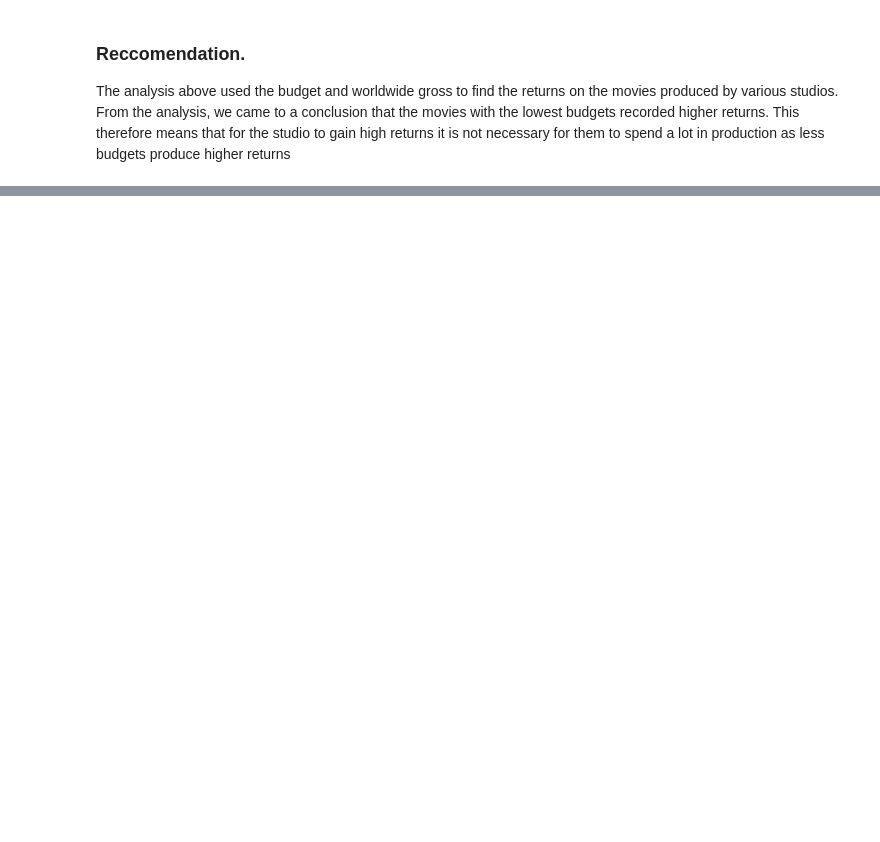
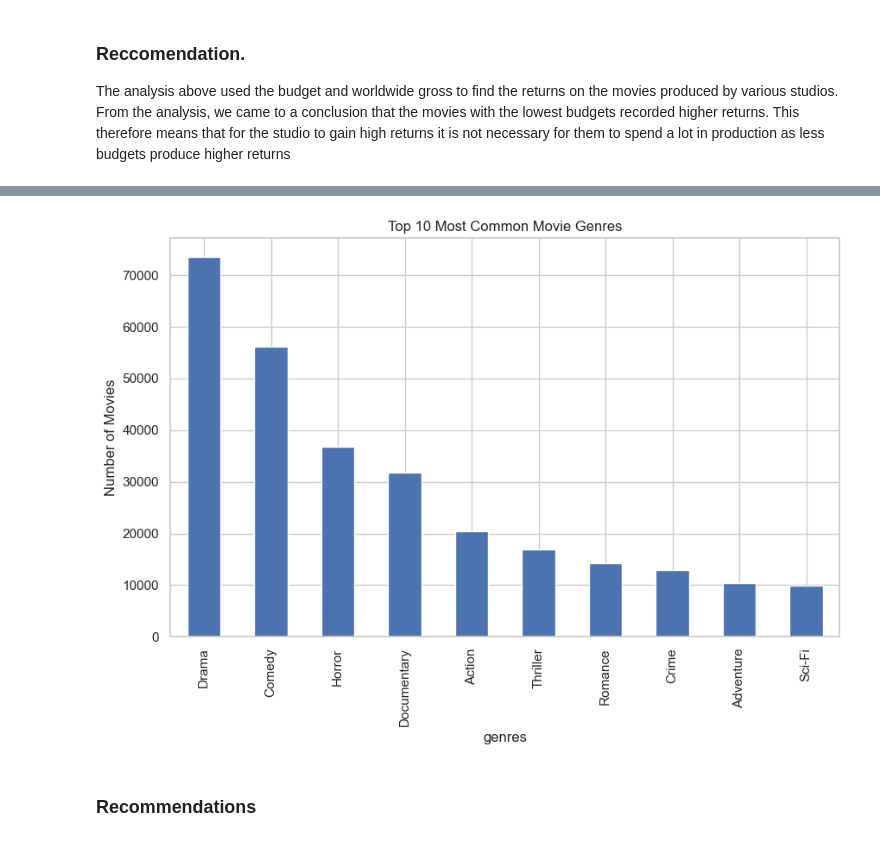
Before and after one commit to Godfrey-249/Phase-2-Project, a Jupyter notebook: Index.ipynb, the cells around one changed output, grey strips where cells are left out. Drawn from its saved outputs; the diff is of its cells as text; code cells hidden in the pictures; blank space fills up the shorter version.

```diff
--- a/Index.ipynb
+++ b/Index.ipynb
@@ -484,0 +550,19 @@ This therefore means that for the studio to gain high returns it is not necessar
+# %%
+df_Imdb['genres'] = df_Imdb['genres'].str.split(',')
+movie_basics_exploded = df_Imdb.explode('genres')
+movie_basics_exploded['genres'] = movie_basics_exploded['genres'].str.strip()
+
+# Merging movie_basics with movie_ratings
+merged_data = pd.merge(movie_basics_exploded, movie_ratings, on='movie_id', how='left')
+
+# Count the number of occurrences of each genre
+genre_counts = merged_data['genres'].value_counts()
+
+# Plot the top 10 most common genres
+genre_counts.head(10).plot(kind='bar', figsize=(10,6), title='Top 10 Most Common Movie Genres')
+plt.ylabel('Number of Movies')
+plt.show()
+# %% [output]
+[figure, added]
+# %% [markdown]
+### Recommendations
```
Also changed, not shown: parts of 16 cells of this notebook, 2 other files.
